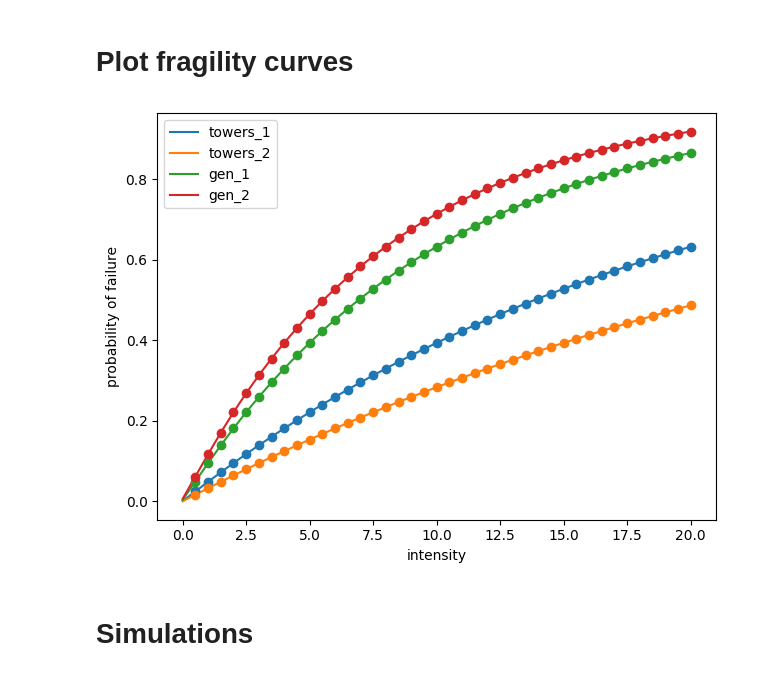
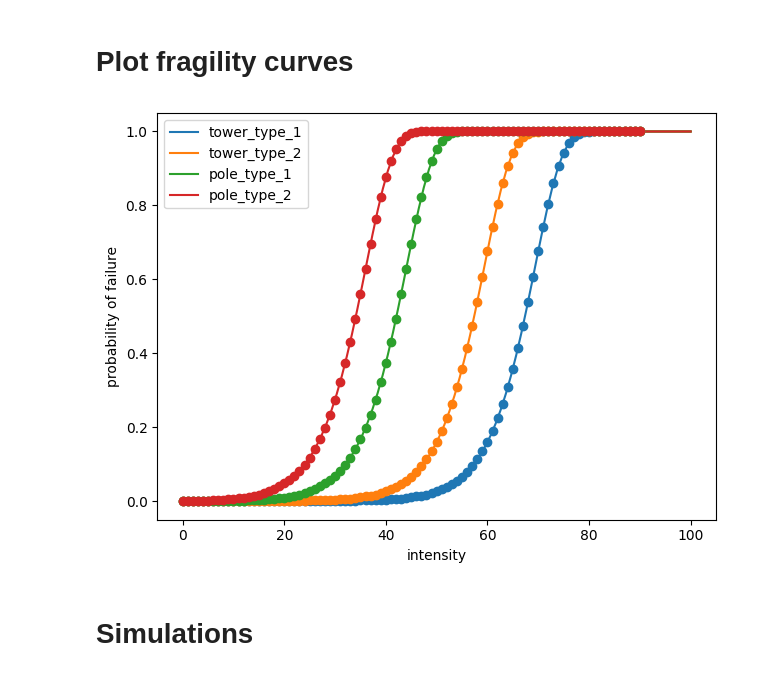
Before and after one commit to reXplan-project/reXplan-repo, a Jupyter notebook: jupyter_notebooks/commands.ipynb, the cells around one changed output. Cells and saved outputs as stored; diff of their text form; code cells hidden in the pictures.

Commit message:
updated basic_example_tim

```diff
--- a/jupyter_notebooks/commands.ipynb
+++ b/jupyter_notebooks/commands.ipynb
@@ -22,7 +22,7 @@ warnings.simplefilter("ignore") # warning are ignored for now
 # %% [markdown]
 # Network initialization
 # %%
-simulationName = 'strata_example';
+simulationName = 'basic_example_tim';
 network = rx.network.Network(simulationName);
 simulation = rx.simulation.Sim(simulationName);
 # %% [output]
@@ -48,10 +43,10 @@ Hazard:         Start = 12; Stop = 17; Duration = 5 timesteps.
 # %% [markdown]
 # Plot fragility curves
 # %%
-xnew = np.linspace(0, 20, num=100, endpoint=True)
+xnew = np.linspace(0, 100, num=100, endpoint=True)
 fig, ax = rx.fragilitycurve.plotFragilityCurves(network.fragilityCurves, xnew)
 # %% [output]
-[figure, old version]
+[figure, new version]
 # %% [markdown]
 # Simulations
 # %% [markdown]
```
Also changed, not shown: parts of 15 cells of this notebook, 3 other files.
